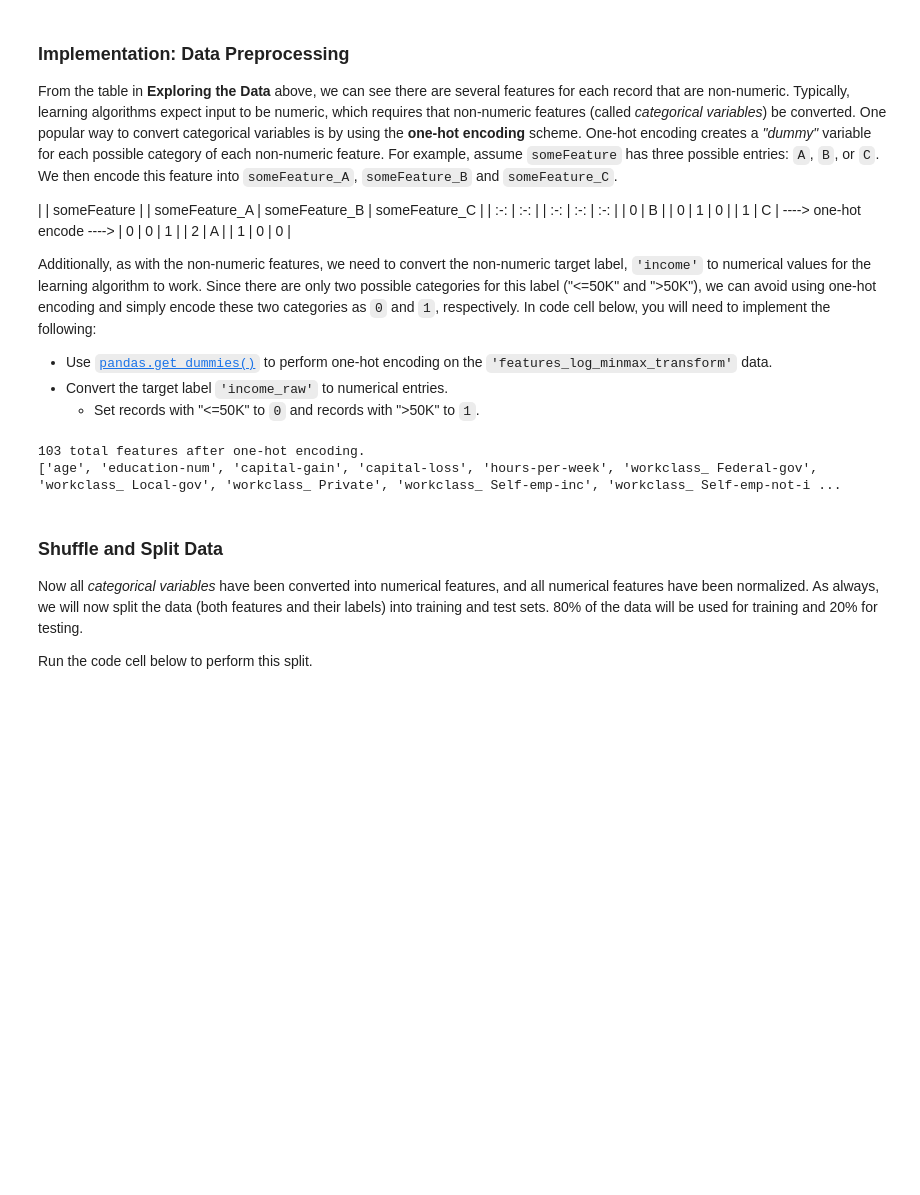
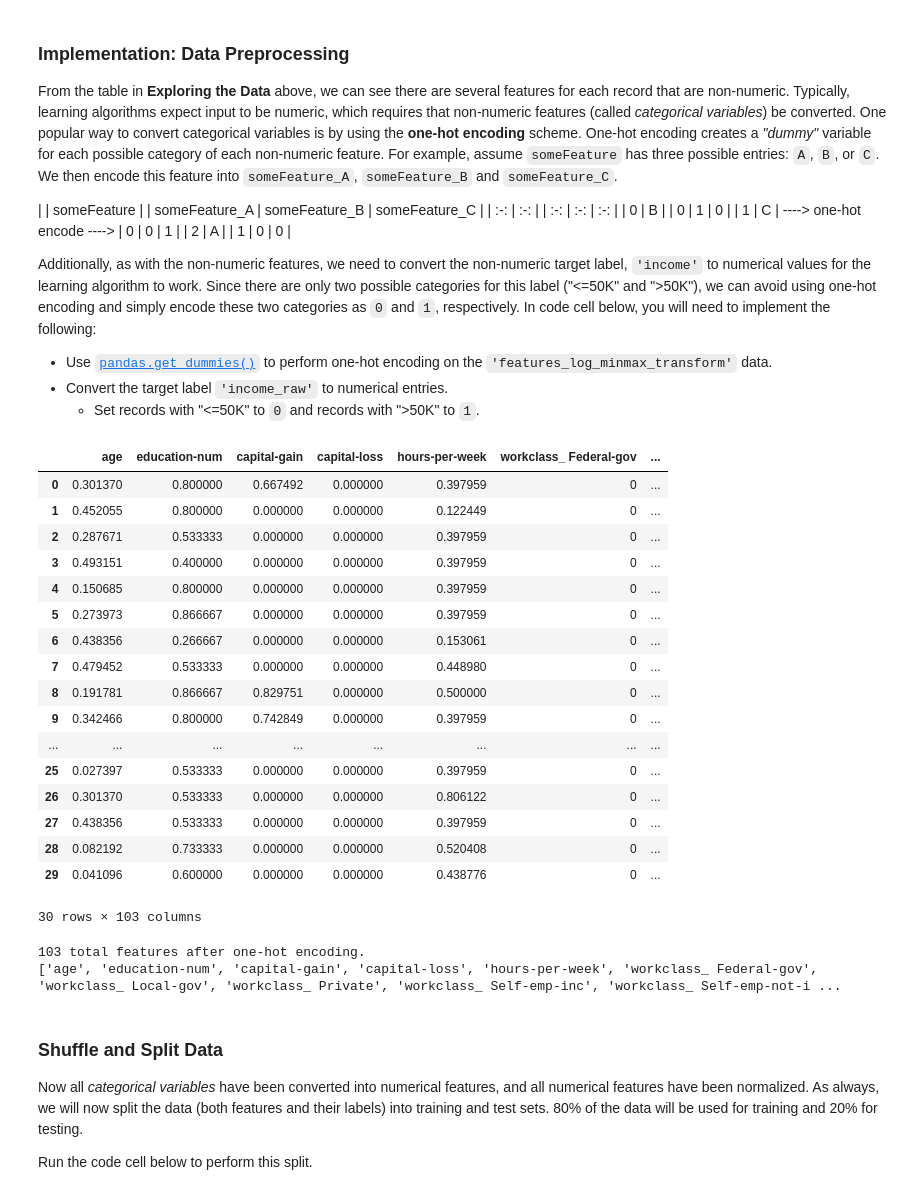
Before and after one commit to gigapromoters/ml-charity, a Jupyter notebook: finding_donors.ipynb, the cells around one changed output. Drawn from its saved outputs; the diff is of its cells as text; code cells hidden in the pictures; blank space fills up the shorter version.

```diff
--- a/finding_donors.ipynb
+++ b/finding_donors.ipynb
@@ -179,24 +166,42 @@ Additionally, as with the non-numeric features, we need to convert the non-numer
 # %%
 # TODO: One-hot encode the 'features_log_minmax_transform' data using pandas.get_dummies()
 features_final = pd.get_dummies(features_log_minmax_transform)
 #display(features_final)
 
 # TODO: Encode the 'income_raw' data to numerical values
 income_raw.replace('<=50K', 0, True)
 income_raw.replace('>50K', 1, True)
 
-#display(income_raw2.head(n=30))
+display(features_final.head(n=30))
 income = income_raw
 
 # Print the number of features after one-hot encoding
 encoded = list(features_final.columns)
 print("{} total features after one-hot encoding.".format(len(encoded)))
 
 # Uncomment the following line to see the encoded feature names
 print (encoded)
 # %% [output]
+|  | age | education-num | capital-gain | capital-loss | hours-per-week | workclass_ Federal-gov | ... |
+| 0 | 0.301370 | 0.800000 | 0.667492 | 0.000000 | 0.397959 | 0 | ... |
+| 1 | 0.452055 | 0.800000 | 0.000000 | 0.000000 | 0.122449 | 0 | ... |
+| 2 | 0.287671 | 0.533333 | 0.000000 | 0.000000 | 0.397959 | 0 | ... |
+| 3 | 0.493151 | 0.400000 | 0.000000 | 0.000000 | 0.397959 | 0 | ... |
+| 4 | 0.150685 | 0.800000 | 0.000000 | 0.000000 | 0.397959 | 0 | ... |
+| 5 | 0.273973 | 0.866667 | 0.000000 | 0.000000 | 0.397959 | 0 | ... |
+| 6 | 0.438356 | 0.266667 | 0.000000 | 0.000000 | 0.153061 | 0 | ... |
+| 7 | 0.479452 | 0.533333 | 0.000000 | 0.000000 | 0.448980 | 0 | ... |
+| 8 | 0.191781 | 0.866667 | 0.829751 | 0.000000 | 0.500000 | 0 | ... |
+| 9 | 0.342466 | 0.800000 | 0.742849 | 0.000000 | 0.397959 | 0 | ... |
+| ... | ... | ... | ... | ... | ... | ... | ... |
+| 25 | 0.027397 | 0.533333 | 0.000000 | 0.000000 | 0.397959 | 0 | ... |
+| 26 | 0.301370 | 0.533333 | 0.000000 | 0.000000 | 0.806122 | 0 | ... |
+| 27 | 0.438356 | 0.533333 | 0.000000 | 0.000000 | 0.397959 | 0 | ... |
+| 28 | 0.082192 | 0.733333 | 0.000000 | 0.000000 | 0.520408 | 0 | ... |
+| 29 | 0.041096 | 0.600000 | 0.000000 | 0.000000 | 0.438776 | 0 | ... |
-103 total features after one-hot encoding.
-['age', 'education-num', 'capital-gain', 'capital-loss', 'hours-per-week', 'workclass_ Federal-gov', 'workclass_ Local-gov', 'workclass_ Private', 'workclass_ Self-emp-inc', 'workclass_ Self-emp-not-i ...
+30 rows × 103 columns
+103 total features after one-hot encoding.
+['age', 'education-num', 'capital-gain', 'capital-loss', 'hours-per-week', 'workclass_ Federal-gov', 'workclass_ Local-gov', 'workclass_ Private', 'workclass_ Self-emp-inc', 'workclass_ Self-emp-not-i ...
 # %% [markdown]
 ### Shuffle and Split Data
 Now all _categorical variables_ have been converted into numerical features, and all numerical features have been normalized. As always, we will now split the data (both features and their labels) into training and test sets. 80% of the data will be used for training and 20% for testing.
```
Also changed, not shown: parts of 20 cells of this notebook, 2 other files.
